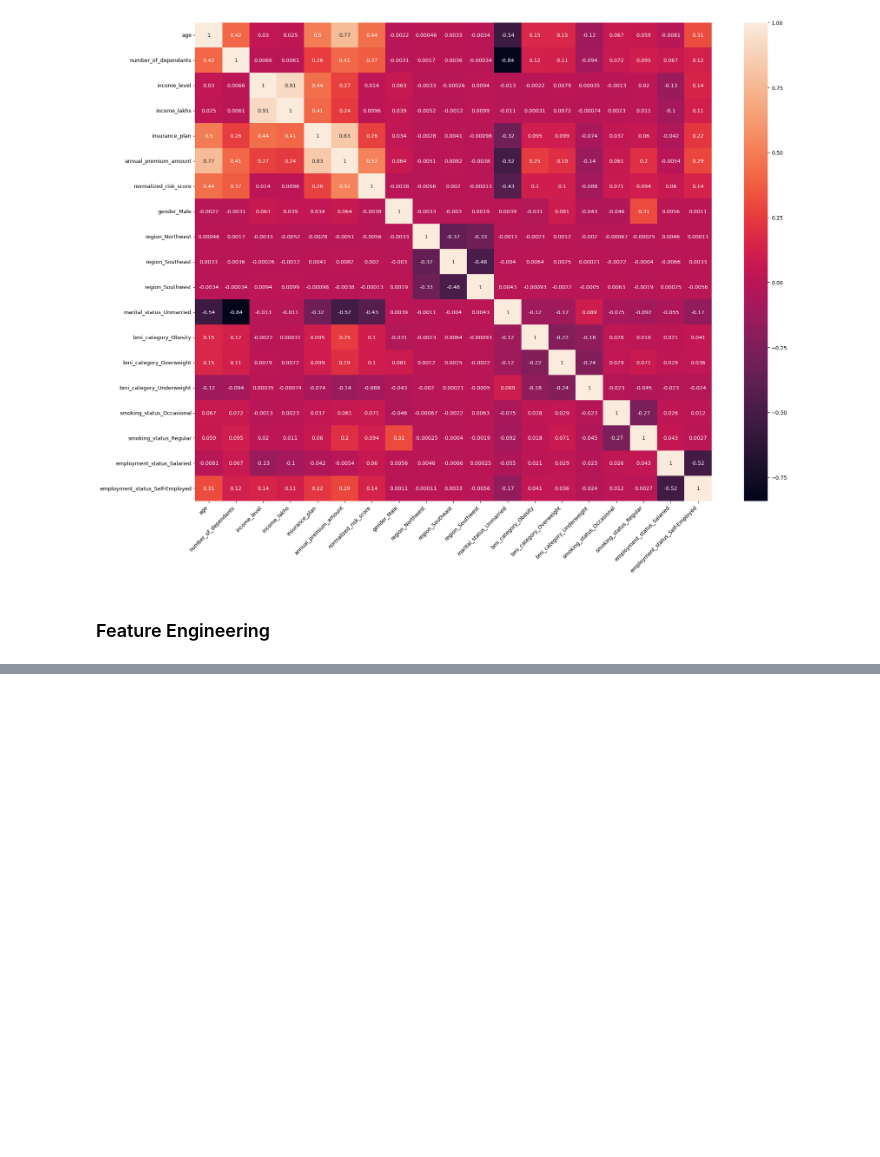
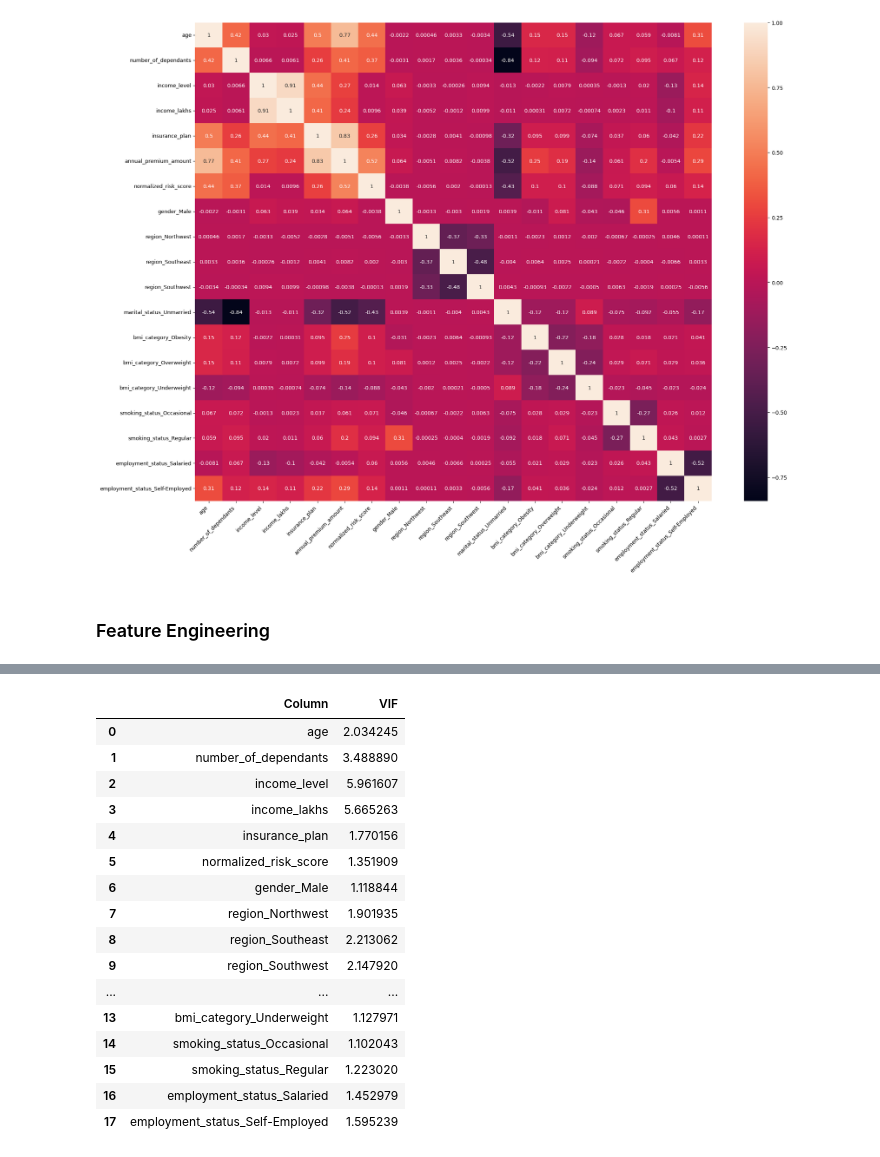
Before and after one commit to ittihadur/ML-Regression-Project, a Jupyter notebook: ML REGRESSION.ipynb, the cells around one changed output, grey strips where cells are left out. Cells and saved outputs as stored; diff of their text form; code cells hidden in the pictures; blank space fills up the shorter version.

```diff
--- a/ML REGRESSION.ipynb
+++ b/ML REGRESSION.ipynb
@@ -373,0 +401,20 @@ cols_to_scale =
+# %%
+calculate_vif(X)
+# %% [output]
+|  | Column | VIF |
+| 0 | age | 2.034245 |
+| 1 | number_of_dependants | 3.488890 |
+| 2 | income_level | 5.961607 |
+| 3 | income_lakhs | 5.665263 |
+| 4 | insurance_plan | 1.770156 |
+| 5 | normalized_risk_score | 1.351909 |
+| 6 | gender_Male | 1.118844 |
+| 7 | region_Northwest | 1.901935 |
+| 8 | region_Southeast | 2.213062 |
+| 9 | region_Southwest | 2.147920 |
+| ... | ... | ... |
+| 13 | bmi_category_Underweight | 1.127971 |
+| 14 | smoking_status_Occasional | 1.102043 |
+| 15 | smoking_status_Regular | 1.223020 |
+| 16 | employment_status_Salaried | 1.452979 |
+| 17 | employment_status_Self-Employed | 1.595239 |
```
Also changed, not shown: parts of 5 cells of this notebook.
